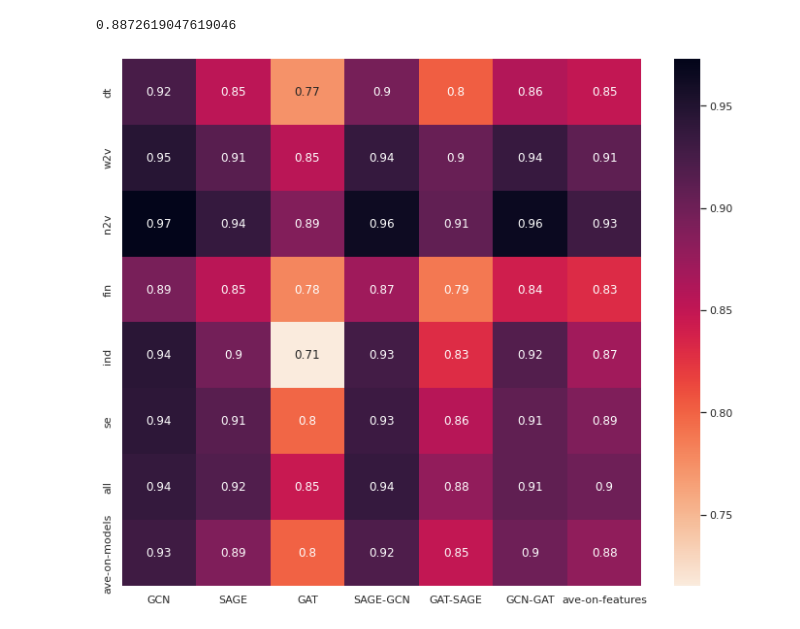
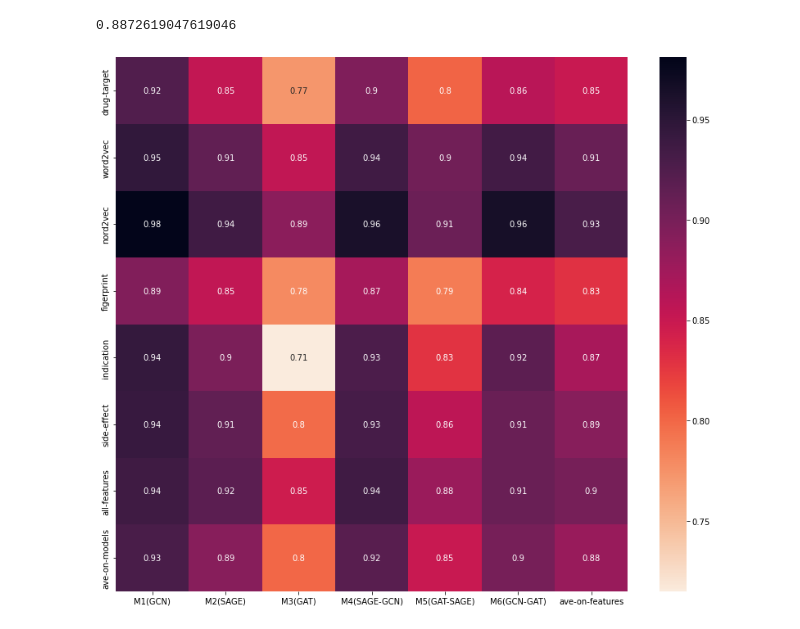
Before and after one commit to sinaziaee/DComG, a Jupyter notebook: model_feature_comparison.ipynb, the cells around one changed output. Drawn from its saved outputs; the diff is of its cells as text; code cells hidden in the pictures.

```diff
--- a/model_feature_comparison.ipynb
+++ b/model_feature_comparison.ipynb
@@ -385,26 +385,26 @@ print(sum / 42)
 # %% [output]
 0.8872619047619046
 # %%
-model_names = ['GCN', 'SAGE', 'GAT', 'SAGE-GCN', 'GAT-SAGE', 'GCN-GAT', 'ave-on-features']
+model_names = ['M1(GCN)', 'M2(SAGE)', 'M3(GAT)', 'M4(SAGE-GCN)', 'M5(GAT-SAGE)', 'M6(GCN-GAT)', 'ave-on-features']
 m_names = model_names[:]
-feature_names = ['dt', 'w2v', 'n2v', 'fin', 'ind', 'se', 'all', 'ave-on-models']
+feature_names = ['drug-target', 'word2vec', 'nord2vec', 'figerprint', 'indication', 'side-effect', 'all-features', 'ave-on-models']
 f_names = feature_names[:]
 
 heat_scores = [[0.924, 0.854, 0.773, 0.895, 0.802, 0.860, 0.85],
 [0.946, 0.914, 0.855, 0.936, 0.904, 0.935, 0.91],
-[0.973, 0.936, 0.888, 0.963, 0.908, 0.965, 0.93],
+[0.981, 0.936, 0.888, 0.963, 0.908, 0.965, 0.93],
 [0.894, 0.855, 0.780, 0.871, 0.788, 0.840, 0.83],
 [0.944, 0.897, 0.715, 0.927, 0.829, 0.917, 0.87],
 [0.942, 0.914, 0.798, 0.932, 0.857, 0.909, 0.89],
 [0.937, 0.918, 0.846, 0.936, 0.879, 0.909, 0.90],
 [0.93,  0.89,  0.80,  0.92,  0.85,  0.90,  0.88]]
 
 cmap = sns.cm.rocket_r
 
-plt.figure(figsize=(12, 10))
+plt.figure(figsize=(14, 12))
 ax = sns.heatmap(heat_scores, annot=True, cmap=cmap)
 ax.set_xticklabels(m_names)
 ax.set_yticklabels(f_names)
 plt.show()
 # %% [output]
-[figure, old version]
+[figure, new version]
```
Also changed, not shown: 6 other files.
